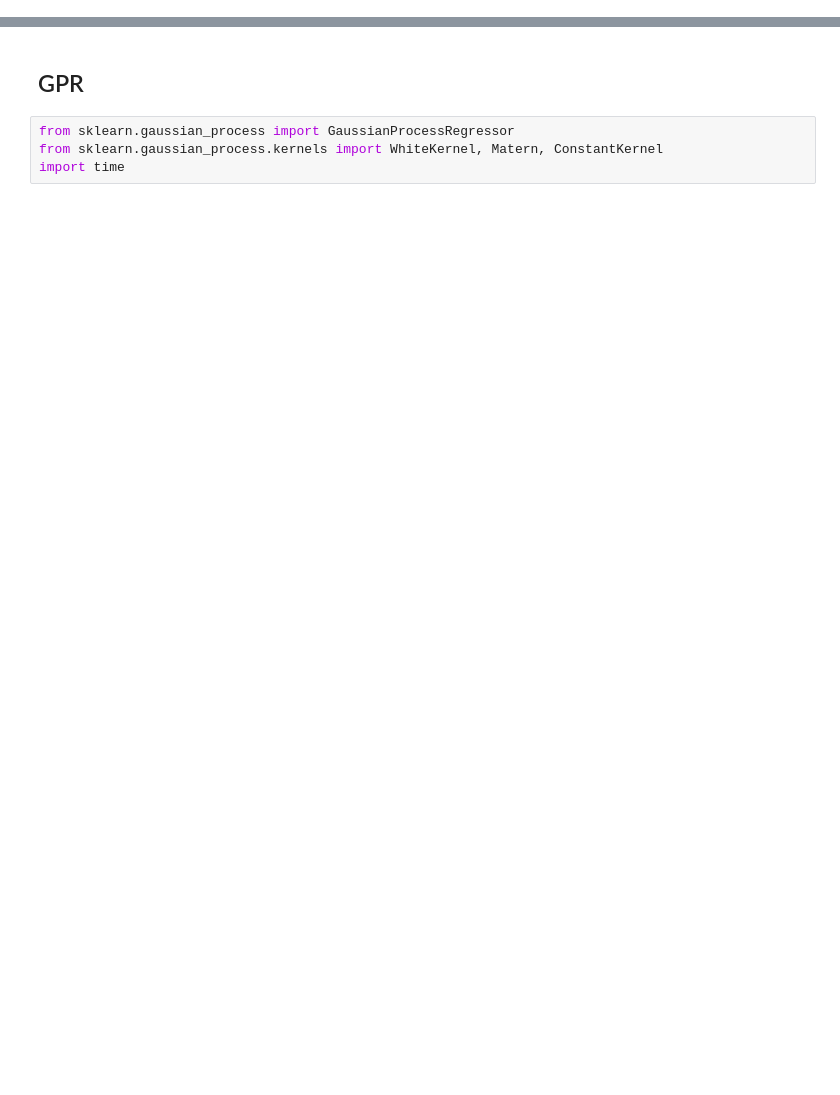
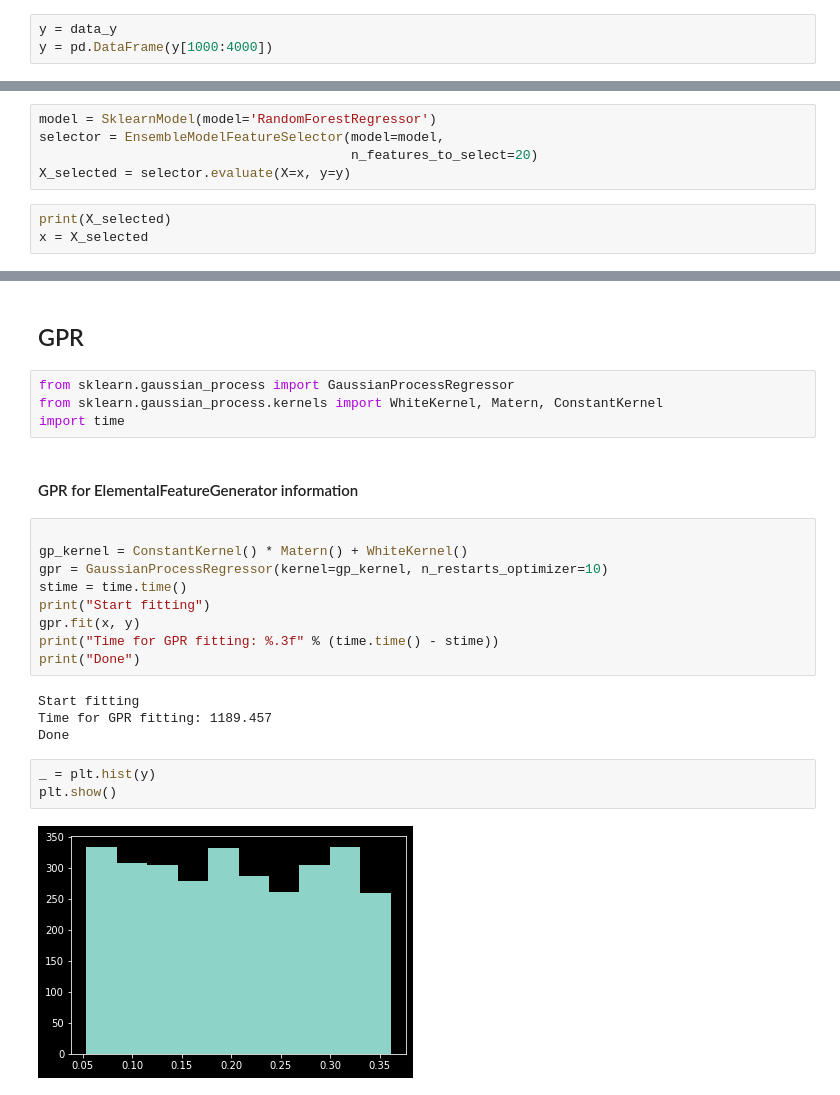
Before and after one commit to uw-cmg/MAST-ML, a Jupyter notebook: Pickle.ipynb, the cells around one changed output, grey strips where cells are left out. Cells and saved outputs as stored; diff of their text form; blank space fills up the shorter version.

```diff
--- a/Pickle.ipynb
+++ b/Pickle.ipynb
@@ -88,0 +87,3 @@ x
+# %%
+y = data_y
+y = pd.DataFrame(y[1000:4000])
@@ -88,0 +98,8 @@ x
+# %%
+model = SklearnModel(model='RandomForestRegressor')
+selector = EnsembleModelFeatureSelector(model=model,
+                                        n_features_to_select=20)
+X_selected = selector.evaluate(X=x, y=y)
+# %%
+print(X_selected)
+x = X_selected
@@ -92,3 +127,23 @@ x
 from sklearn.gaussian_process import GaussianProcessRegressor
 from sklearn.gaussian_process.kernels import WhiteKernel, Matern, ConstantKernel
 import time
+# %% [markdown]
+#### GPR for ElementalFeatureGenerator information
+# %%
+
+gp_kernel = ConstantKernel() * Matern() + WhiteKernel()
+gpr = GaussianProcessRegressor(kernel=gp_kernel, n_restarts_optimizer=10)
+stime = time.time()
+print("Start fitting")
+gpr.fit(x, y)
+print("Time for GPR fitting: %.3f" % (time.time() - stime))
+print("Done")
+# %% [output]
+Start fitting
+Time for GPR fitting: 1189.457
+Done
+# %%
+_ = plt.hist(y)
+plt.show()
+# %% [output]
+[figure, added]
```
Also changed, not shown: parts of 8 cells of this notebook.
